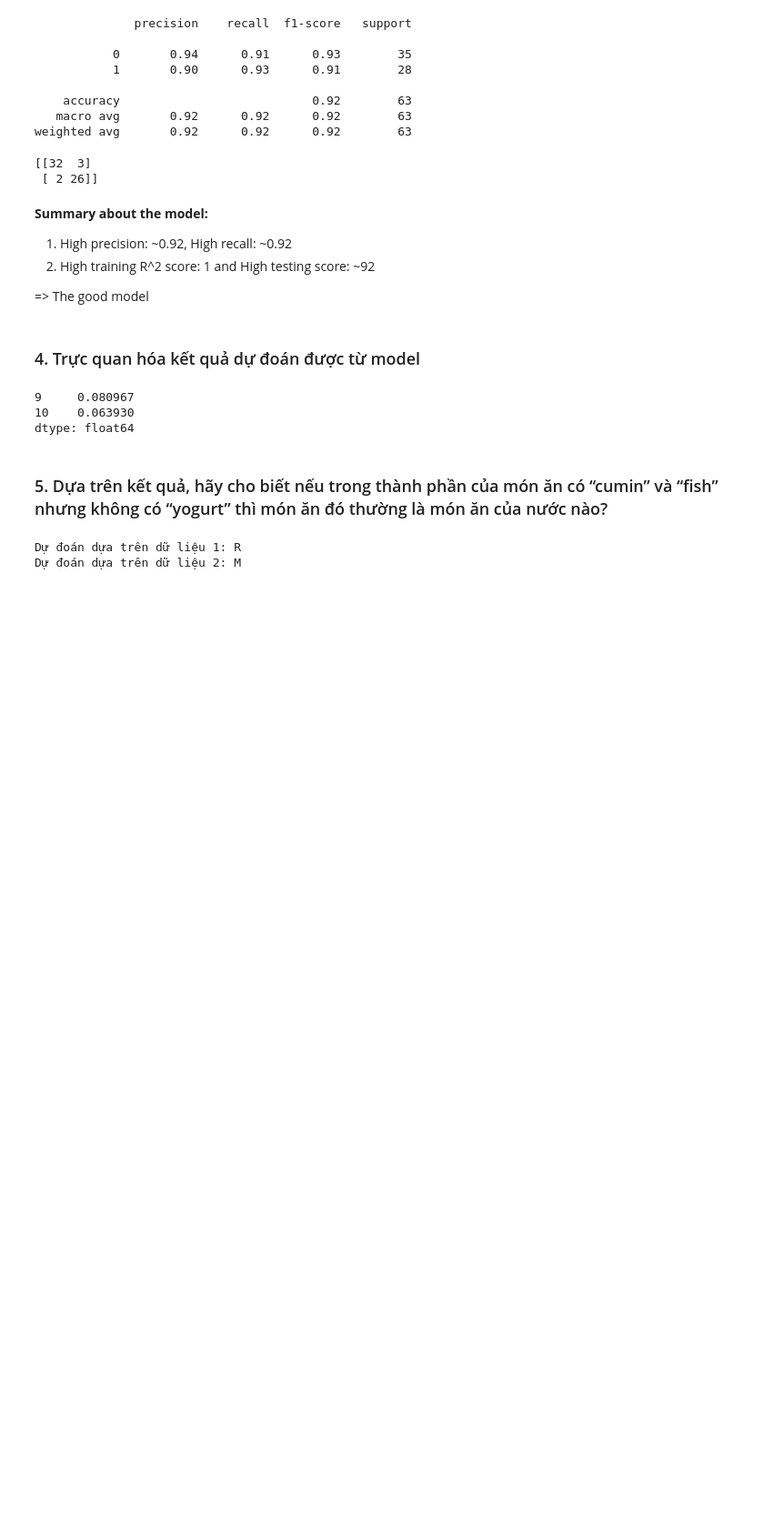
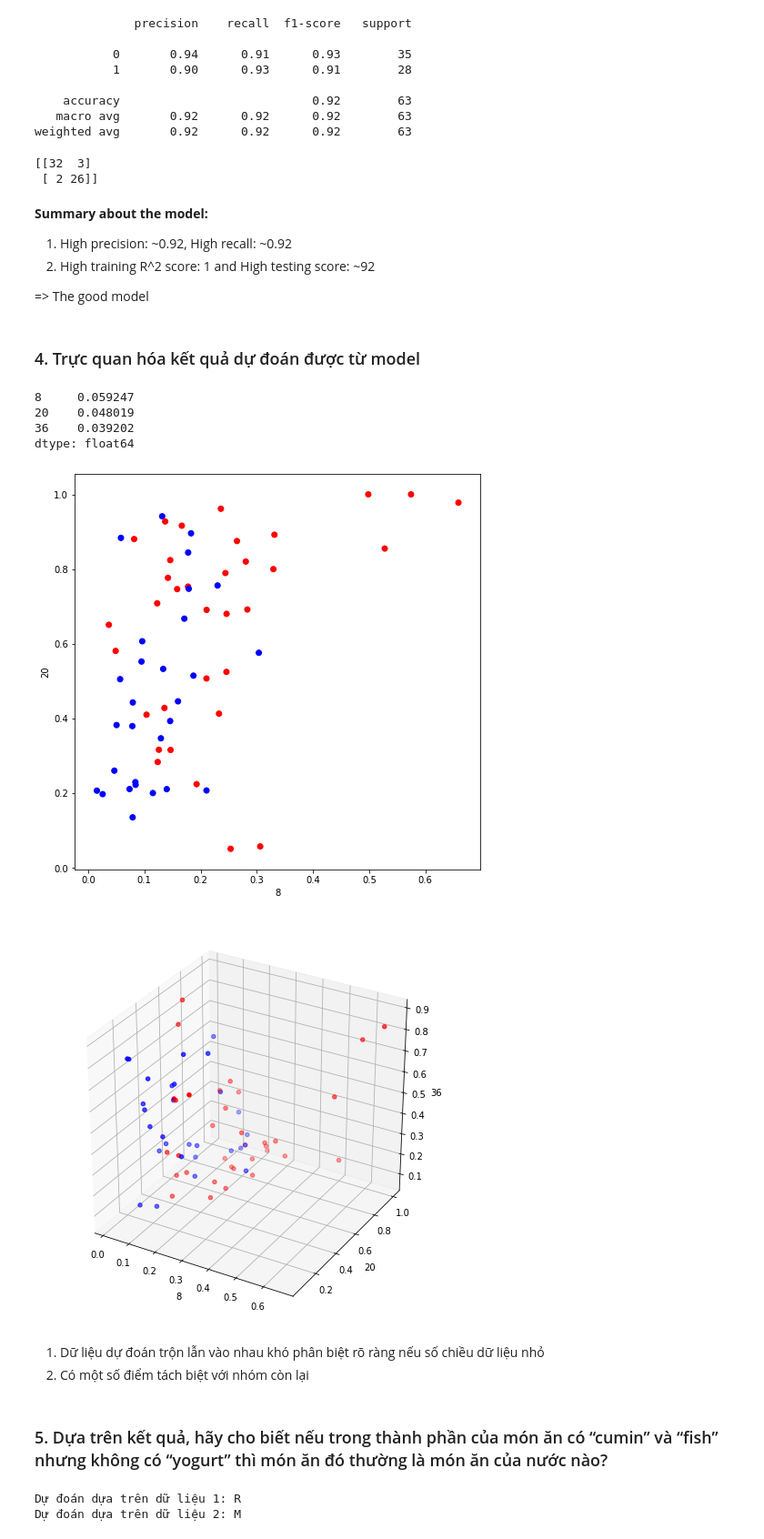
Before and after one commit to virgodarth/machine-learning, a Jupyter notebook: 2. Connectsionist Bench (Sonar, Mines vs. Rocks).ipynb, the cells around one changed output. Shown at 91% size. Saved outputs shown, nothing was run; the diff lists cells and outputs as text; code cells hidden in the pictures; blank space fills up the shorter version.

```diff
--- a/2. Connectsionist Bench (Sonar, Mines vs. Rocks).ipynb
+++ b/2. Connectsionist Bench (Sonar, Mines vs. Rocks).ipynb
@@ -113,8 +140,7 @@ mnb_model.score(mnb.X_train, mnb.y_train), mnb_model.score(mnb.X_test, mnb.y_tes
 # %% [markdown]
 ### Đánh giá dữ liệu với SVC với kernel = rbf
 # %%
-mnb = SVMLearning(input_data=inputs, output_data=output, mode='classification', kernel='rbf')
-mnb.train_test_split(test_size=0.3)
-gscv = mnb.get_best_params()
-mnb.build_model()
-mnb_model = mnb.model
+svc_rbf_learning = SVMLearning(input_data=inputs, output_data=output, mode='classification', kernel='rbf')
+svc_rbf_learning.train_test_split(test_size=0.3)
+gscv = svc_rbf_learning.get_best_params()
+svc_rbf_learning.build_model()
@@ -211,11 +243,21 @@ print(confusion_matrix(y_test, y_pred))
 ### 4. Trực quan hóa kết quả dự đoán được từ model
 # %%
 # chọn column để trực quan hóa dữ liệu
-ppd.get_k_best_features_by_random_forest(output_col, 2)
+ppd.get_k_best_features_by_extra_tree(output_col, 3)
 # %% [output]
-9     0.080967
-10    0.063930
+8     0.059247
+20    0.048019
+36    0.039202
 dtype: float64
+# %%
+svc_rbf_learning.plot_scatter(8, 20)
+svc_rbf_learning.plot_scatter(8, 20, 36)
+# %% [output]
+[figure, added]
+[figure, added]
+# %% [markdown]
+1. Dữ liệu dự đoán trộn lẫn vào nhau khó phân biệt rõ ràng nếu số chiều dữ liệu nhỏ
+2. Có một số điểm tách biệt với nhóm còn lại
 # %% [markdown]
 ### 5. Dựa trên kết quả, hãy cho biết nếu trong thành phần của món ăn có “cumin” và “fish” nhưng không có “yogurt” thì món ăn đó thường là món ăn của nước nào?
 # %%
```
Also changed, not shown: parts of 19 cells of this notebook, 6 other files.
